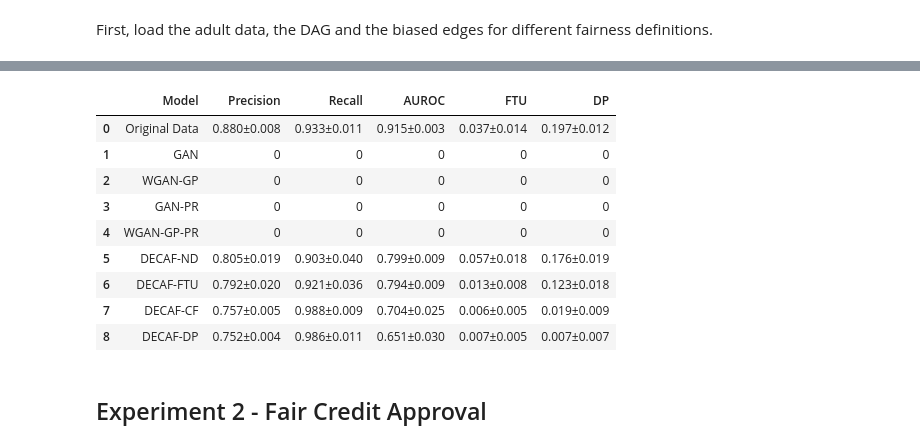
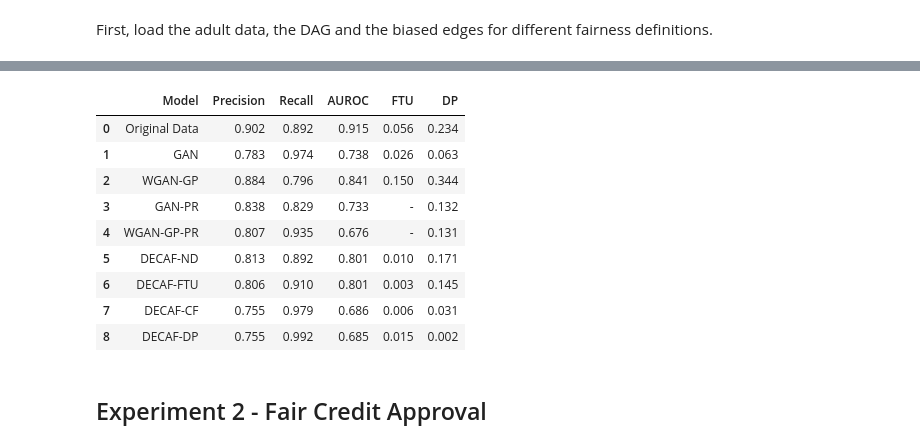
Before and after one commit to zoebat/FACT-AI, a Jupyter notebook: DECAF/experiments.ipynb, the cells around one changed output, grey strips where cells are left out. Cells and saved outputs as stored; diff of their text form; code cells hidden in the pictures.

Commit message:
almost ready experiments notebook

```diff
--- a/DECAF/experiments.ipynb
+++ b/DECAF/experiments.ipynb
@@ -21,3 +21,8 @@ from model.DECAF import DECAF
+# %%
+# If the boolean fast_runtime is True, then only one pre-trained model is used for each experiment.
+# This will give a fast runtime of approximately 30 min?????
+fast_runtime = True
+# fast_runtime = False
 # %% [markdown]
 ## Experiment 1 - Debiasing Census Data
 # %% [markdown]
@@ -295,34 +358,38 @@ for synthetic_data_stored in all_syn_data:
 # %%
 def calc_metrics(data):
     # Calculate mean and stdev of the data, returns a string
-    mean = statistics.mean(data)
-    stdev = statistics.stdev(data, mean)
-    return "{:.3f}±{:.3f}".format(mean, stdev)
+    if fast_runtime:
+        mean = statistics.mean(data)
+        return "{:.3f}".format(mean)
+    else:
+        mean = statistics.mean(data)
+        stdev = statistics.stdev(data, mean)
+        return "{:.3f}±{:.3f}".format(mean, stdev)
 
 d = [ ["Original Data", calc_metrics(original_data["precision"]), calc_metrics(original_data["recall"]), calc_metrics(original_data["auroc"]), calc_metrics(original_data["FTU"]), calc_metrics(original_data["DP"])],
-     ["GAN", 0 ,0,0,0,0],
-     ["WGAN-GP", 0 ,0,0,0,0],
-     ["GAN-PR", 0 ,0,0,0,0],
-     ["WGAN-GP-PR", 0 ,0,0,0,0],
+     ["GAN", calc_metrics(GAN_metric["precision"]), calc_metrics(GAN_metric["recall"]), calc_metrics(GAN_metric["auroc"]), calc_metrics(GAN_metric["FTU"]), calc_metrics(GAN_metric["DP"])],
+     ["WGAN-GP", calc_metrics(WGAN_GP["precision"]), calc_metrics(WGAN_GP["recall"]), calc_metrics(WGAN_GP["auroc"]), calc_metrics(WGAN_GP["FTU"]), calc_metrics(WGAN_GP["DP"])],
+     ["GAN-PR", calc_metrics(GAN_PR["precision"]), calc_metrics(GAN_PR["recall"]), calc_metrics(GAN_PR["auroc"]), "-", calc_metrics(GAN_PR["DP"])],
+     ["WGAN-GP-PR", calc_metrics(WGAN_GP_PR["precision"]), calc_metrics(WGAN_GP_PR["recall"]), calc_metrics(WGAN_GP_PR["auroc"]), "-", calc_metrics(WGAN_GP_PR["DP"])],
      ["DECAF-ND", calc_metrics(DECAF_ND["precision"]), calc_metrics(DECAF_ND["recall"]), calc_metrics(DECAF_ND["auroc"]), calc_metrics(DECAF_ND["FTU"]), calc_metrics(DECAF_ND["DP"])],
      ["DECAF-FTU", calc_metrics(DECAF_FTU["precision"]), calc_metrics(DECAF_FTU["recall"]), calc_metrics(DECAF_FTU["auroc"]), calc_metrics(DECAF_FTU["FTU"]), calc_metrics(DECAF_FTU["DP"])],
      ["DECAF-CF", calc_metrics(DECAF_CF["precision"]), calc_metrics(DECAF_CF["recall"]), calc_metrics(DECAF_CF["auroc"]), calc_metrics(DECAF_CF["FTU"]), calc_metrics(DECAF_CF["DP"])],
      ["DECAF-DP", calc_metrics(DECAF_DP["precision"]), calc_metrics(DECAF_DP["recall"]), calc_metrics(DECAF_DP["auroc"]), calc_metrics(DECAF_DP["FTU"]), calc_metrics(DECAF_DP["DP"])]
 ]
 
 df = pd.DataFrame(d, columns = ["Model", "Precision", "Recall", "AUROC", "FTU", "DP"])
 df
 # %% [output]
 |  | Model | Precision | Recall | AUROC | FTU | DP |
-| 0 | Original Data | 0.880±0.008 | 0.933±0.011 | 0.915±0.003 | 0.037±0.014 | 0.197±0.012 |
-| 1 | GAN | 0 | 0 | 0 | 0 | 0 |
-| 2 | WGAN-GP | 0 | 0 | 0 | 0 | 0 |
-| 3 | GAN-PR | 0 | 0 | 0 | 0 | 0 |
-| 4 | WGAN-GP-PR | 0 | 0 | 0 | 0 | 0 |
-| 5 | DECAF-ND | 0.805±0.019 | 0.903±0.040 | 0.799±0.009 | 0.057±0.018 | 0.176±0.019 |
-| 6 | DECAF-FTU | 0.792±0.020 | 0.921±0.036 | 0.794±0.009 | 0.013±0.008 | 0.123±0.018 |
-| 7 | DECAF-CF | 0.757±0.005 | 0.988±0.009 | 0.704±0.025 | 0.006±0.005 | 0.019±0.009 |
-| 8 | DECAF-DP | 0.752±0.004 | 0.986±0.011 | 0.651±0.030 | 0.007±0.005 | 0.007±0.007 |
+| 0 | Original Data | 0.902 | 0.892 | 0.915 | 0.056 | 0.234 |
+| 1 | GAN | 0.783 | 0.974 | 0.738 | 0.026 | 0.063 |
+| 2 | WGAN-GP | 0.884 | 0.796 | 0.841 | 0.150 | 0.344 |
+| 3 | GAN-PR | 0.838 | 0.829 | 0.733 | - | 0.132 |
+| 4 | WGAN-GP-PR | 0.807 | 0.935 | 0.676 | - | 0.131 |
+| 5 | DECAF-ND | 0.813 | 0.892 | 0.801 | 0.010 | 0.171 |
+| 6 | DECAF-FTU | 0.806 | 0.910 | 0.801 | 0.003 | 0.145 |
+| 7 | DECAF-CF | 0.755 | 0.979 | 0.686 | 0.006 | 0.031 |
+| 8 | DECAF-DP | 0.755 | 0.992 | 0.685 | 0.015 | 0.002 |
 # %% [markdown]
 ## Experiment 2 - Fair Credit Approval
 # %% [markdown]
```
Also changed, not shown: parts of 22 cells of this notebook, 1 other file.
